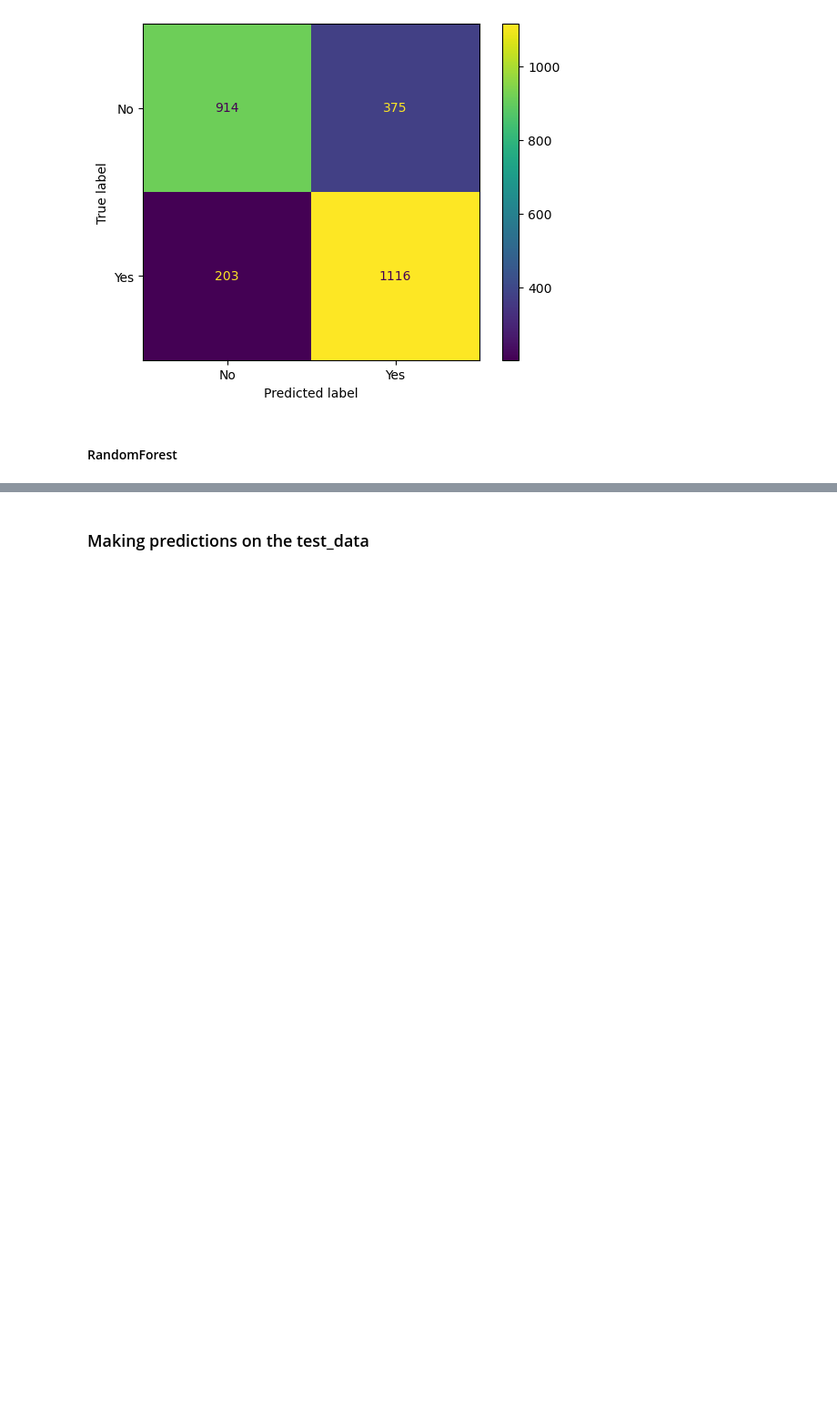
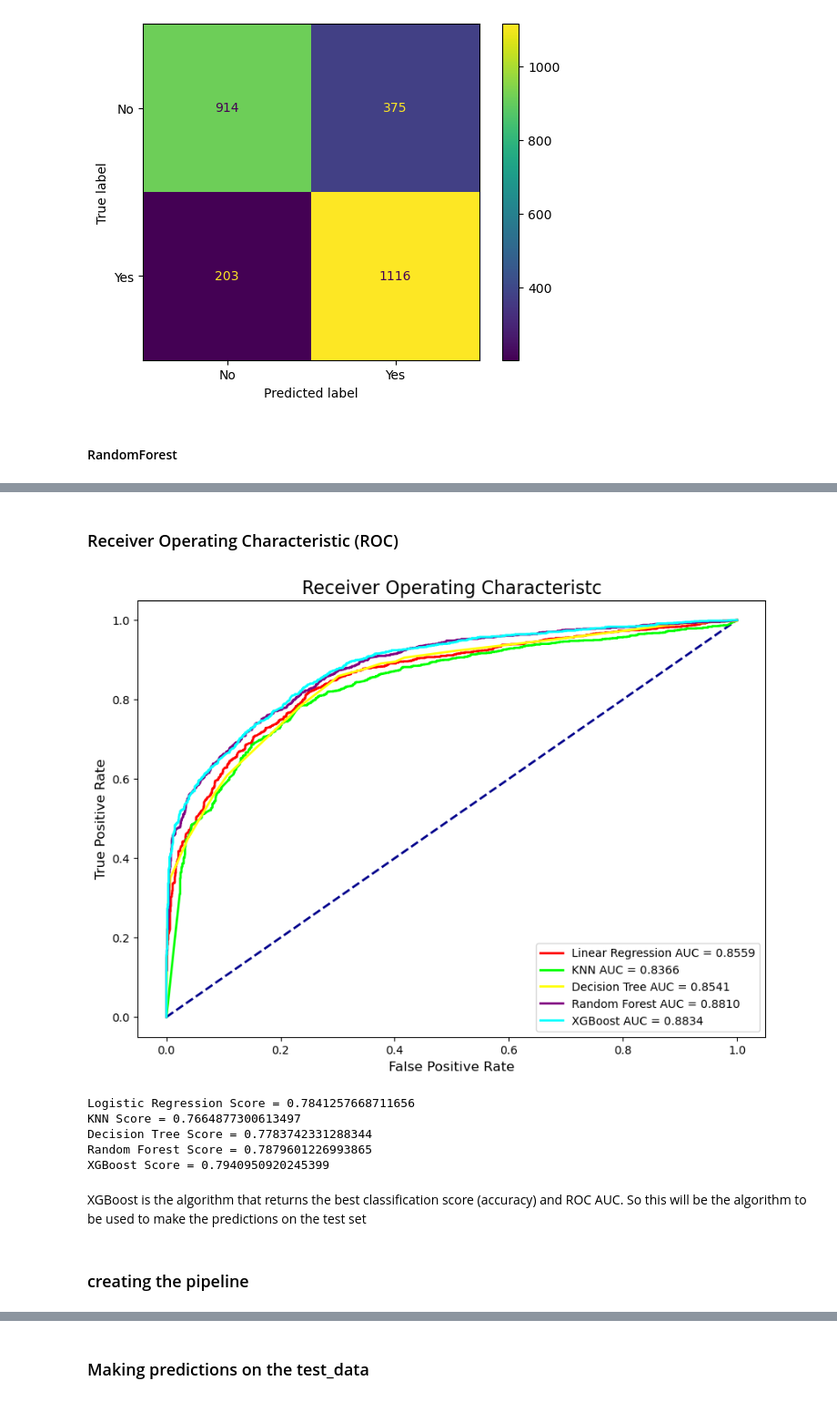
Before and after one commit to gustavossbarros/Ironhack_Final_Project_Spaceship_Titanic, a Jupyter notebook: deliverables/Final Bootcamp Project - Spaceship Titanic - ML Dev.ipynb, the cells around one changed output, grey strips where cells are left out. Shown at 91% size. Cells and saved outputs as stored; diff of their text form; code cells hidden in the pictures; blank space fills up the shorter version.

```diff
--- a/deliverables/Final Bootcamp Project - Spaceship Titanic - ML Dev.ipynb
+++ b/deliverables/Final Bootcamp Project - Spaceship Titanic - ML Dev.ipynb
@@ -529,0 +602,6 @@ rf = RandomForestClassifier()
+# %%
+rf_predictions_prob = rf.predict_proba(X_validation[features_used_to_max])[:,1]
+
+fpr_rf, tpr_rf, thresholds_rf = roc_curve(y_validation, rf_predictions_prob, pos_label='True')
+
+roc_auc_rf = auc(fpr_rf, tpr_rf)
@@ -529,0 +659,39 @@ rf = RandomForestClassifier()
+# %%
+xgb_predictions_prob = xgb.predict_proba(X_validation[features_used_to_max])[:,1]
+
+fpr_xgb, tpr_xgb, thresholds_xgb = roc_curve(y_validation, xgb_predictions_prob, pos_label=1)
+
+roc_auc_xgb = auc(fpr_xgb, tpr_xgb)
+# %% [markdown]
+### Receiver Operating Characteristic (ROC)
+# %%
+plt.figure(figsize=(10,7))
+plt.plot([0,1], [0,1], color='darkblue', ls='--', lw=2)
+plt.plot(fpr_lr, tpr_lr, color='red', lw=2, label=f'Linear Regression AUC = {roc_auc_lr:.4f}')
+plt.plot(fpr_knn, tpr_knn, color='lime', lw=2, label=f'KNN AUC = {roc_auc_knn:.4f}')
+plt.plot(fpr_dt, tpr_dt, color='yellow', lw=2, label=f'Decision Tree AUC = {roc_auc_dt:.4f}')
+plt.plot(fpr_rf, tpr_rf, color='purple', lw=2, label=f'Random Forest AUC = {roc_auc_rf:.4f}')
+plt.plot(fpr_xgb, tpr_xgb, color='cyan', lw=2, label=f'XGBoost AUC = {roc_auc_xgb:.4f}')
+plt.title('Receiver Operating Characteristc', fontsize=16)
+plt.xlabel('False Positive Rate', fontsize=12)
+plt.ylabel('True Positive Rate', fontsize=12)
+plt.legend(loc='best')
+plt.show()
+# %% [output]
+[figure, added]
+# %%
+print('Logistic Regression Score =', lr_score)
+print('KNN Score =', knn_score)
+print('Decision Tree Score =', dt_score)
+print('Random Forest Score =', rf_score)
+print('XGBoost Score =', xgb_score)
+# %% [output]
+Logistic Regression Score = 0.7841257668711656
+KNN Score = 0.7664877300613497
+Decision Tree Score = 0.7783742331288344
+Random Forest Score = 0.7879601226993865
+XGBoost Score = 0.7940950920245399
+# %% [markdown]
+XGBoost is the algorithm that returns the best classification score (accuracy) and ROC AUC. So this will be the algorithm to be used to make the predictions on the test set
+# %% [markdown]
+### creating the pipeline
```
Also changed, not shown: parts of 23 cells of this notebook, 2 other files.
